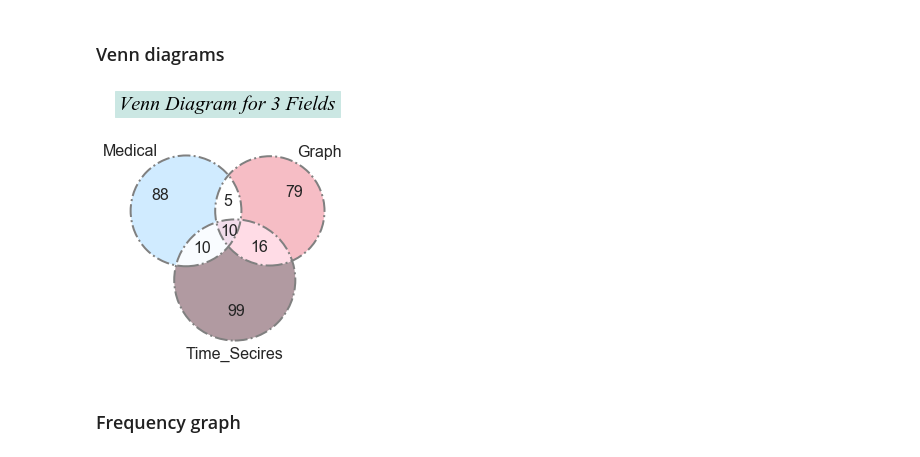
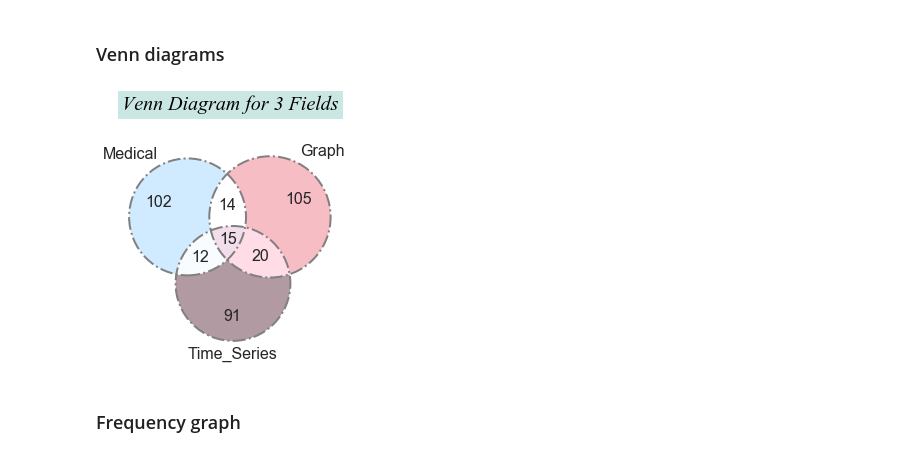
Before and after one commit to ziye003/DataIncubatorChallenge, a Jupyter notebook: DICsec1.ipynb, the cells around one changed output. Saved outputs shown, nothing was run; the diff lists cells and outputs as text; code cells hidden in the pictures.

```diff
--- a/DICsec1.ipynb
+++ b/DICsec1.ipynb
@@ -283,0 +347,4 @@ find_bigrams(sumsAll,3)
+# %%
+bigrams,trigram=find_bigrams(sumsAll,3)
+print(trigram)
+print(bigrams)
@@ -283,0 +354,3 @@ find_bigrams(sumsAll,3)
+# %%
+bigramCorrectlist=remove_bigrams(sums.medical,bigrams,trigram)
+bigramCorrectlist
@@ -392,4 +479,6 @@ sums[subject]
 # %%
 #get bigrarms
-bigrams,bigramCorrectlist=find_bigrams(sums[subject])
+#bigrams=find_bigrams(sums[subject])
+bigramCorrectlist=remove_bigrams(sums[subject],bigrams,trigram)
+bigramCorrectlist
 # %% [output]
@@ -474,8 +575,8 @@ def get_corrected_word_count(subject,sums,sumsAll):
         wholeVocabs=[]
         #subject=i
 
-        bigrams=find_bigrams(sumsAll,3) #find bigrams
-        bigramCorrectlist=remove_bigrams(sums[subject],bigrams) #correct bigrams
+        bigrams,trigram=find_bigrams(sumsAll,3) #find bigrams
+        bigramCorrectlist=remove_bigrams(sums[subject],bigrams,trigram) #correct bigrams
 
         SynBigramList,rep1,rep2=Combine_synonyms(bigramCorrectlist) #correct for synonyms
 
@@ -543,18 +669,18 @@ Medical, Graph and Time series studies all looks in to {'deep', 'computer_vision
 ### Venn diagrams
 # %%
 
-vd3=venn3([set(medical),set(graph),set(time_seres)],set_labels=('Medical', 'Graph','Time_Secires'),
+vd3=venn3([set(medical),set(graph),set(time_series)],set_labels=('Medical', 'Graph','Time_Series'),
 set_colors=('#c4e6ff', '#F4ACB7','#9D8189'), alpha = 0.8)
-venn3_circles([set(medical), set(graph),set(time_seres)], linestyle='-.', linewidth=2, color='grey')
+venn3_circles([set(medical), set(graph),set(time_series)], linestyle='-.', linewidth=2, color='grey')
 for text in vd3.set_labels:
     text.set_fontsize(16);
 for text in vd3.subset_labels:
     text.set_fontsize(16)
 plt.title('Venn Diagram for 3 Fields',fontname='Times New Roman',fontweight='bold',fontsize=20,
  pad=30,backgroundcolor='#cbe7e3',color='black',style='italic');
 plt.show()
 # %% [output]
-[figure, old version]
+[figure, new version]
 # %% [markdown]
 ### Frequency graph
 # %%
```
Also changed, not shown: parts of 42 cells of this notebook, 3 other files.
